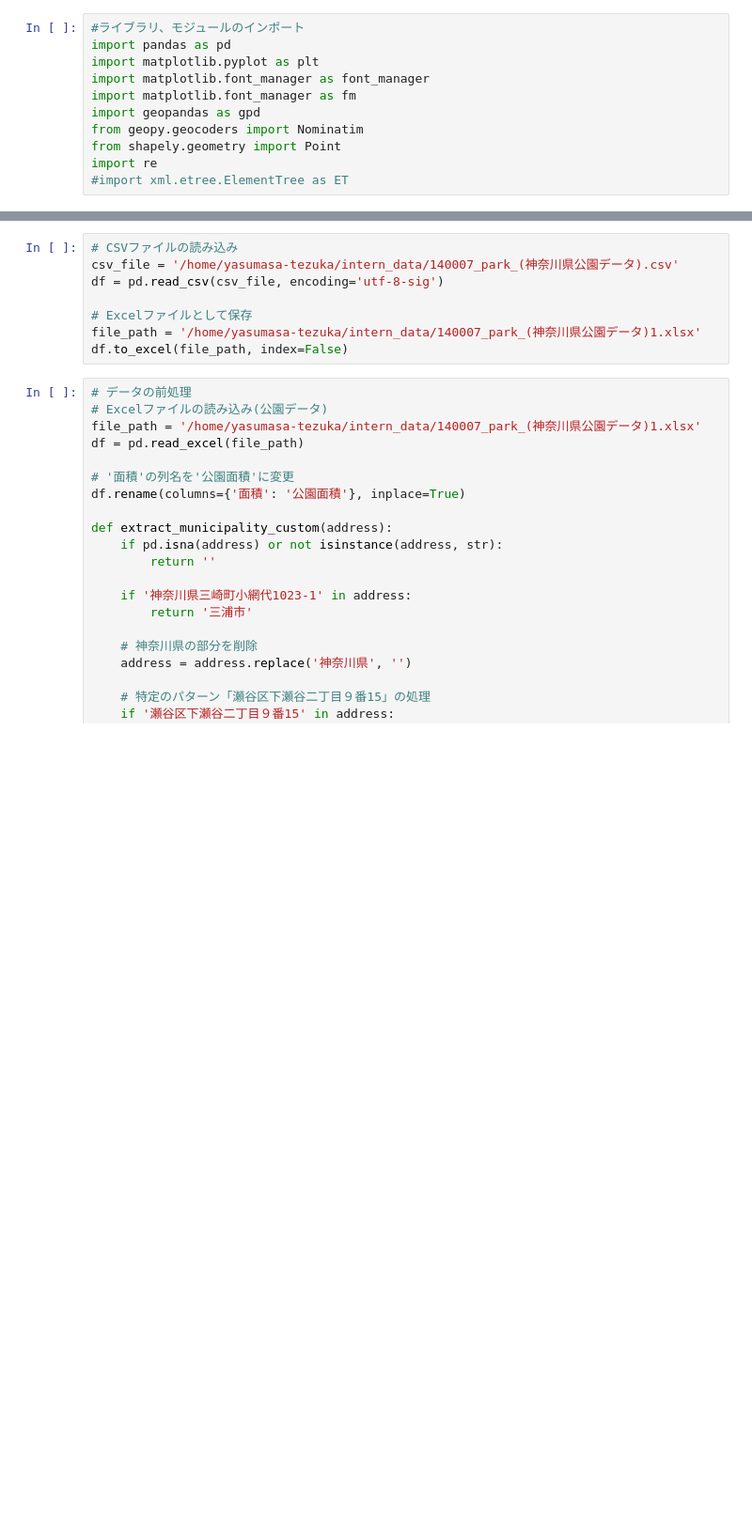
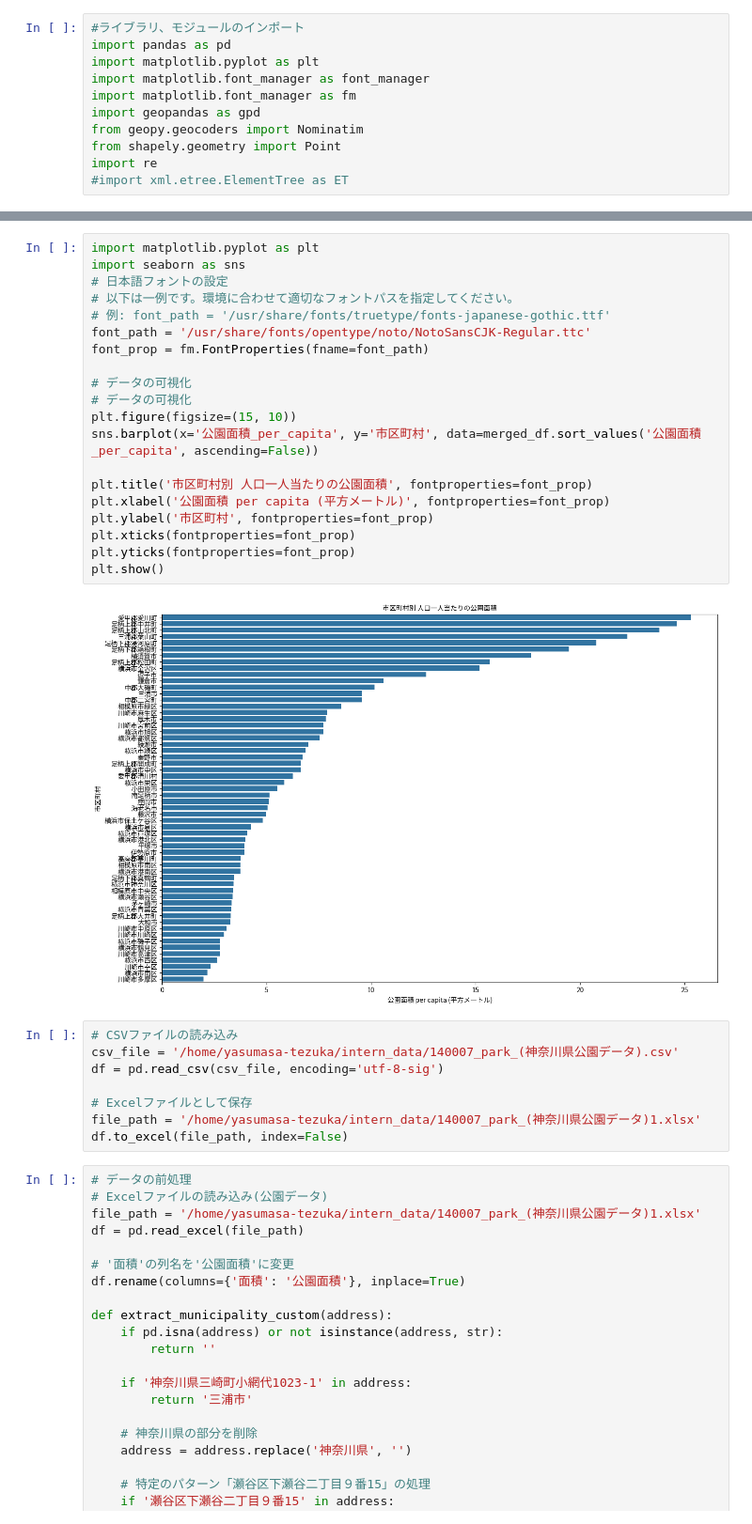
Before and after one commit to yasumasa718/park_data_intern, a Jupyter notebook: intern_kadai2.ipynb, the cells around one changed output, grey strips where cells are left out. Shown at 94% size. Saved outputs shown, nothing was run; the diff lists cells and outputs as text; blank space fills up the shorter version.

```diff
--- a/intern_kadai2.ipynb
+++ b/intern_kadai2.ipynb
@@ -12,3 +161,25 @@ import re
+# %%
+import matplotlib.pyplot as plt
+import seaborn as sns
+# 日本語フォントの設定
+# 以下は一例です。環境に合わせて適切なフォントパスを指定してください。
+# 例: font_path = '/usr/share/fonts/truetype/fonts-japanese-gothic.ttf'
+font_path = '/usr/share/fonts/opentype/noto/NotoSansCJK-Regular.ttc'
+font_prop = fm.FontProperties(fname=font_path)
+
+# データの可視化
+# データの可視化
+plt.figure(figsize=(15, 10))
+sns.barplot(x='公園面積_per_capita', y='市区町村', data=merged_df.sort_values('公園面積_per_capita', ascending=False))
+
+plt.title('市区町村別 人口一人当たりの公園面積', fontproperties=font_prop)
+plt.xlabel('公園面積 per capita (平方メートル)', fontproperties=font_prop)
+plt.ylabel('市区町村', fontproperties=font_prop)
+plt.xticks(fontproperties=font_prop)
+plt.yticks(fontproperties=font_prop)
+plt.show()
+# %% [output]
+[figure, added]
 # %%
 # CSVファイルの読み込み
 csv_file = '/home/yasumasa-tezuka/intern_data/140007_park_(神奈川県公園データ).csv'
```
Also changed, not shown: parts of 16 cells of this notebook.
